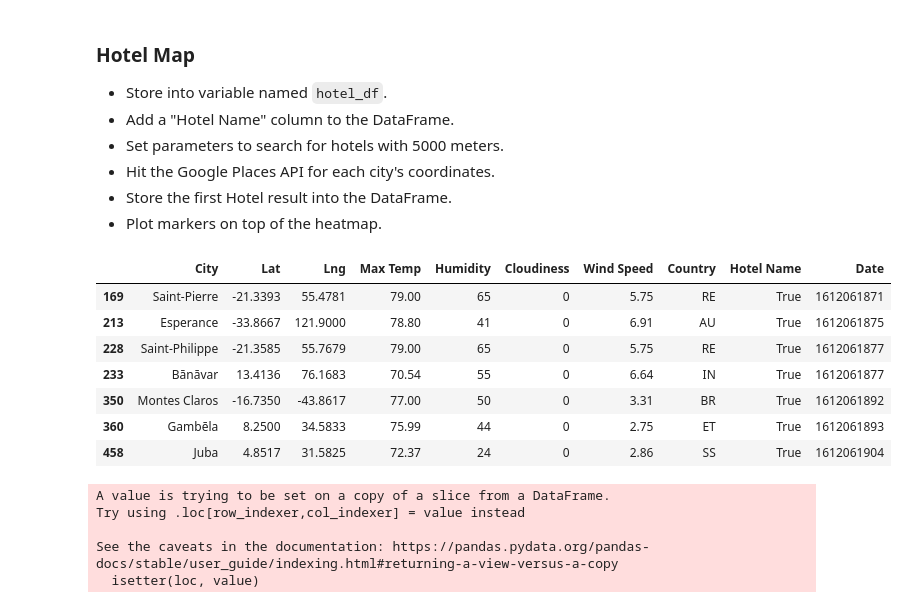
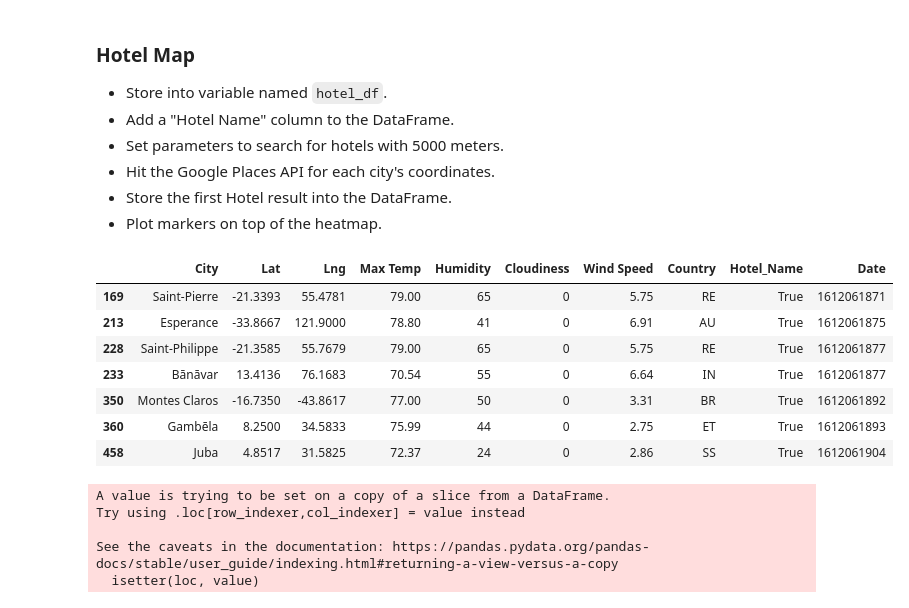
Before and after one commit to terrilvallikalam/Python-API-ChallengeV2, a Jupyter notebook: VacationPy/VacationPy.ipynb, the cells around one changed output. Drawn from its saved outputs; the diff is of its cells as text; code cells hidden in the pictures.

```diff
--- a/VacationPy/VacationPy.ipynb
+++ b/VacationPy/VacationPy.ipynb
@@ -90,10 +90,10 @@ hotel_df
 * Store the first Hotel result into the DataFrame.
 * Plot markers on top of the heatmap.
 # %%
-hotel_df.insert(8, "Hotel Name", True)
+hotel_df.insert(8, "Hotel_Name", True)
 hotel_df
 # %% [output]
-|  | City | Lat | Lng | Max Temp | Humidity | Cloudiness | Wind Speed | Country | Hotel Name | Date |
+|  | City | Lat | Lng | Max Temp | Humidity | Cloudiness | Wind Speed | Country | Hotel_Name | Date |
 | 169 | Saint-Pierre | -21.3393 | 55.4781 | 79.00 | 65 | 0 | 5.75 | RE | True | 1612061871 |
 | 213 | Esperance | -33.8667 | 121.9000 | 78.80 | 41 | 0 | 6.91 | AU | True | 1612061875 |
 | 228 | Saint-Philippe | -21.3585 | 55.7679 | 79.00 | 65 | 0 | 5.75 | RE | True | 1612061877 |
```
Also changed, not shown: parts of 8 cells of this notebook, 2 other files.
